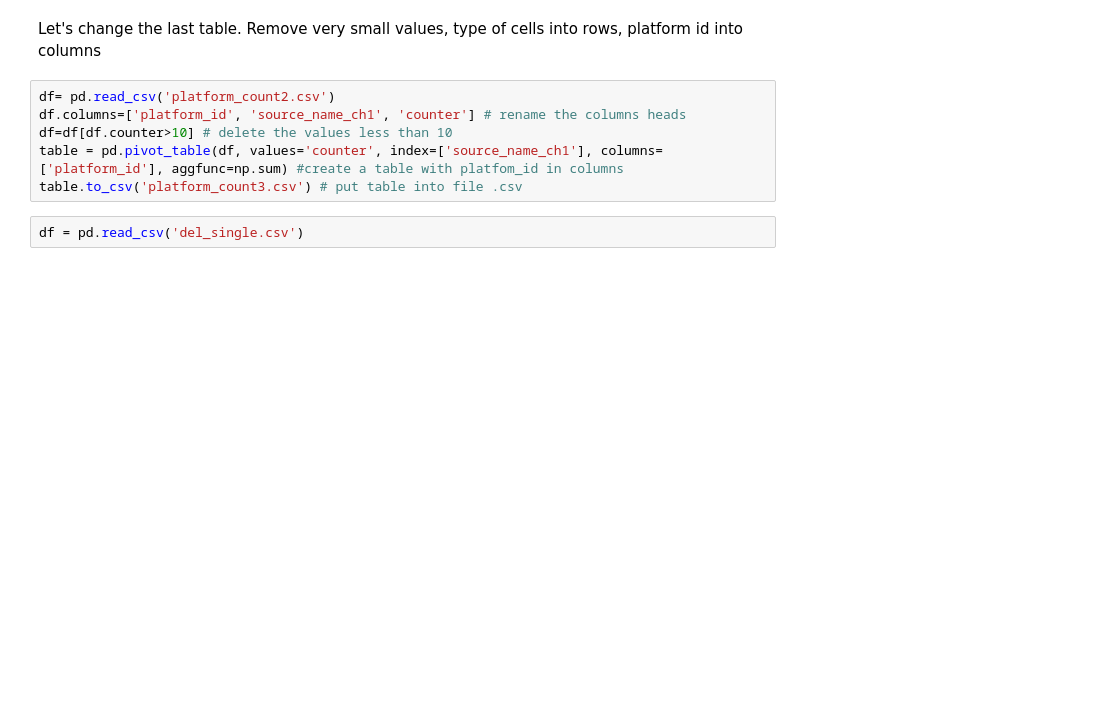
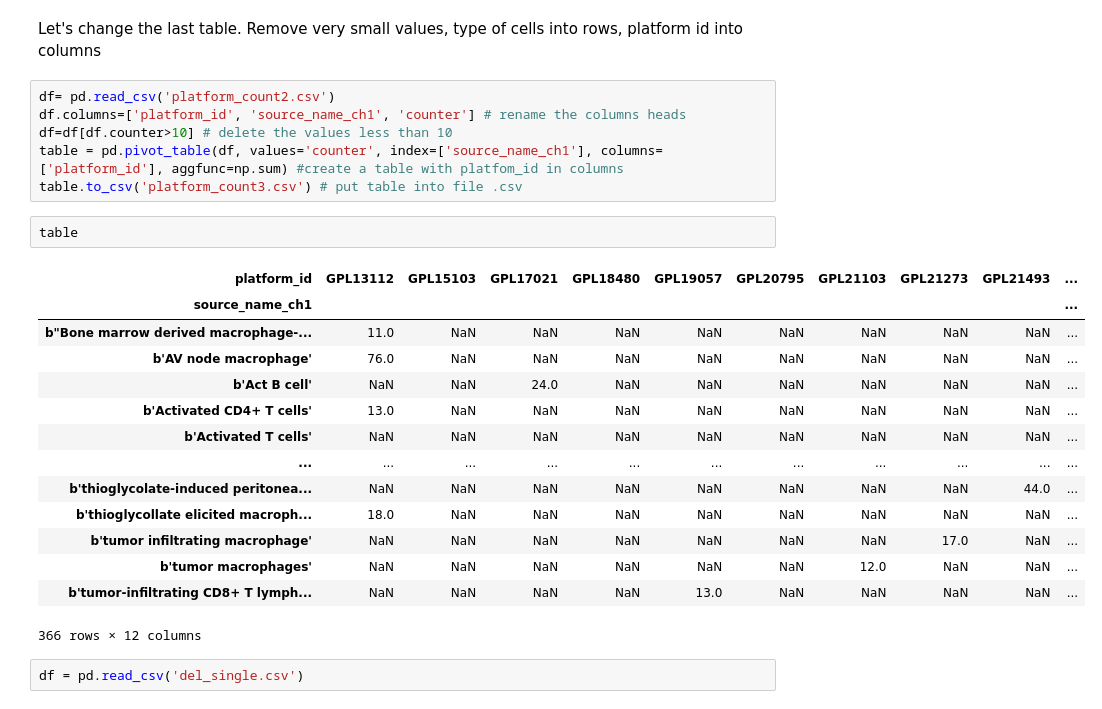
Before and after one commit to Pavelragnus/lebedev_pv, a Jupyter notebook: Project.ipynb, the cells around one changed output. Drawn from its saved outputs; the diff is of its cells as text; blank space fills up the shorter version.

```diff
--- a/Project.ipynb
+++ b/Project.ipynb
@@ -211,6 +284,23 @@ df.columns=['platform_id', 'source_name_ch1', 'counter'] # rename the columns he
 df=df[df.counter>10] # delete the values less than 10
 table = pd.pivot_table(df, values='counter', index=['source_name_ch1'], columns=['platform_id'], aggfunc=np.sum) #create a table with platfom_id in columns
 table.to_csv('platform_count3.csv') # put table into file .csv
+# %%
+table
+# %% [output]
+| platform_id | GPL13112 | GPL15103 | GPL17021 | GPL18480 | GPL19057 | GPL20795 | GPL21103 | GPL21273 | GPL21493 | ... |
+| source_name_ch1 |  |  |  |  |  |  |  |  |  | ... |
+| b"Bone marrow derived macrophage-... | 11.0 | NaN | NaN | NaN | NaN | NaN | NaN | NaN | NaN | ... |
+| b'AV node macrophage' | 76.0 | NaN | NaN | NaN | NaN | NaN | NaN | NaN | NaN | ... |
+| b'Act B cell' | NaN | NaN | 24.0 | NaN | NaN | NaN | NaN | NaN | NaN | ... |
+| b'Activated CD4+ T cells' | 13.0 | NaN | NaN | NaN | NaN | NaN | NaN | NaN | NaN | ... |
+| b'Activated T cells' | NaN | NaN | NaN | NaN | NaN | NaN | NaN | NaN | NaN | ... |
+| ... | ... | ... | ... | ... | ... | ... | ... | ... | ... | ... |
+| b'thioglycolate-induced peritonea... | NaN | NaN | NaN | NaN | NaN | NaN | NaN | NaN | 44.0 | ... |
+| b'thioglycollate elicited macroph... | 18.0 | NaN | NaN | NaN | NaN | NaN | NaN | NaN | NaN | ... |
+| b'tumor infiltrating macrophage' | NaN | NaN | NaN | NaN | NaN | NaN | NaN | 17.0 | NaN | ... |
+| b'tumor macrophages' | NaN | NaN | NaN | NaN | NaN | NaN | 12.0 | NaN | NaN | ... |
+| b'tumor-infiltrating CD8+ T lymph... | NaN | NaN | NaN | NaN | 13.0 | NaN | NaN | NaN | NaN | ... |
+366 rows × 12 columns
 # %%
 df = pd.read_csv('del_single.csv')
 # %% [markdown]
```
Also changed, not shown: parts of 33 cells of this notebook, 3 other files.
